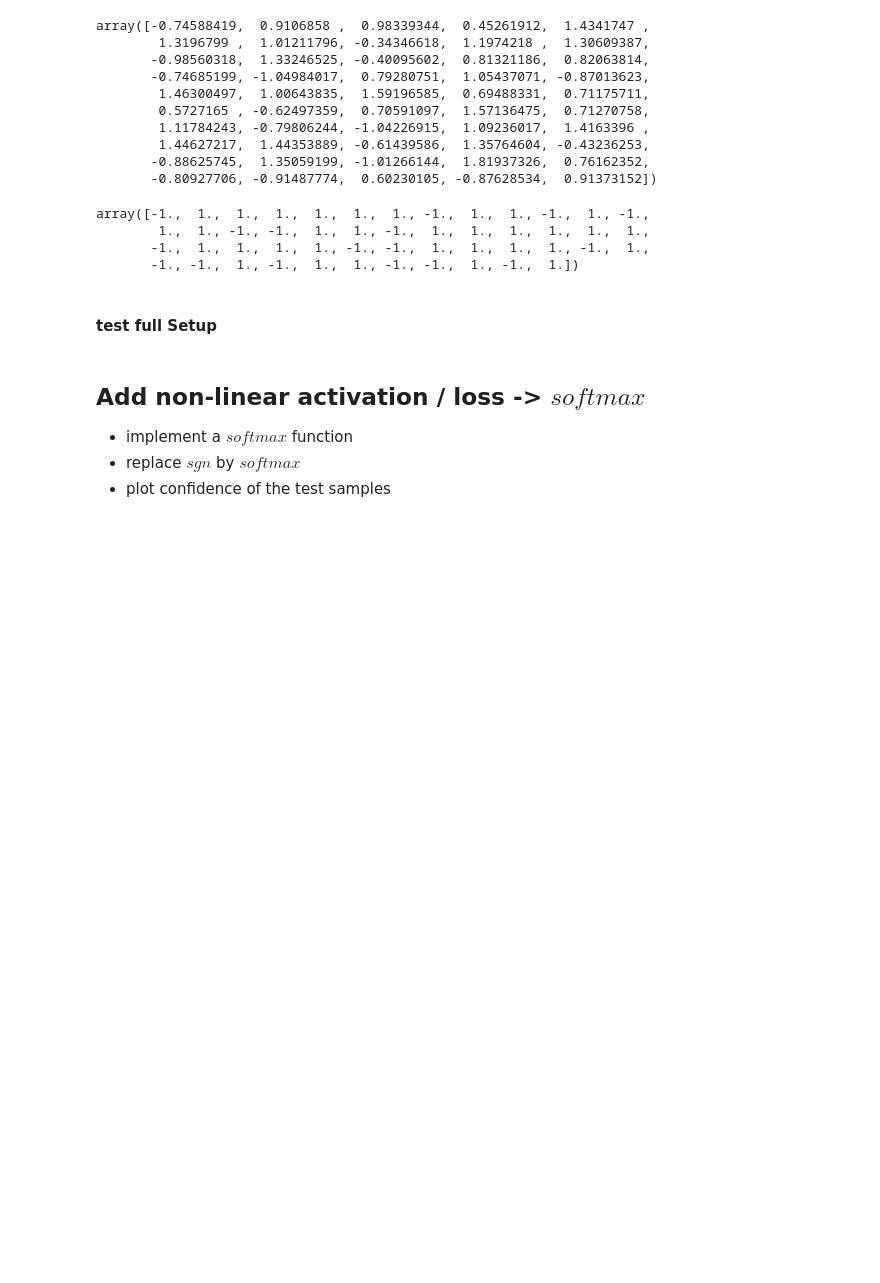
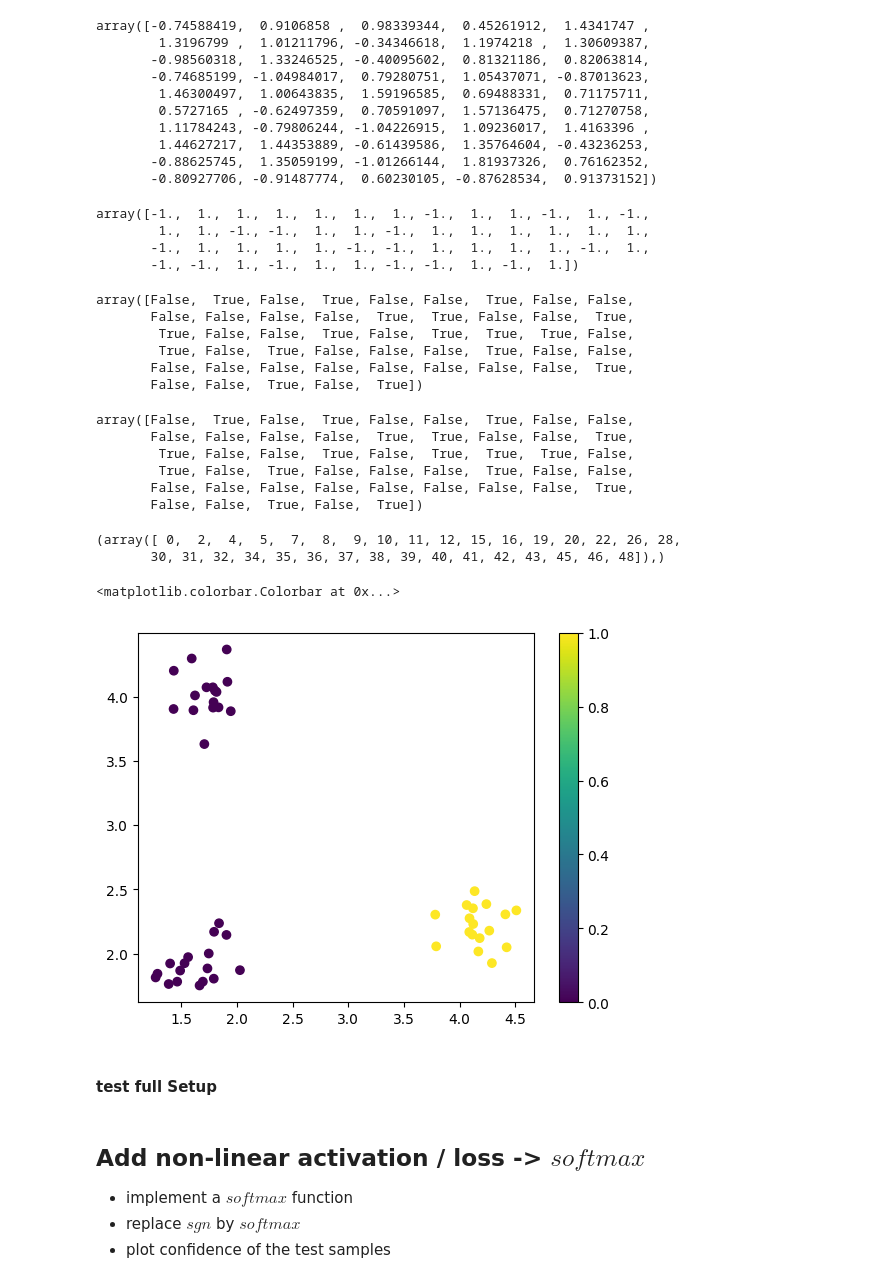
Before and after one commit to MrEwdew/DeepLearning25, a Jupyter notebook: week_2/Aufgabe_2_Multi_Class_Perceptrons.ipynb, the cells around one changed output. Cells and saved outputs as stored; diff of their text form; code cells hidden in the pictures; blank space fills up the shorter version.

```diff
--- a/week_2/Aufgabe_2_Multi_Class_Perceptrons.ipynb
+++ b/week_2/Aufgabe_2_Multi_Class_Perceptrons.ipynb
@@ -228,6 +226,41 @@ array([-1.,  1.,  1.,  1.,  1.,  1.,  1., -1.,  1.,  1., -1.,  1., -1.,
         1.,  1., -1., -1.,  1.,  1., -1.,  1.,  1.,  1.,  1.,  1.,  1.,
        -1.,  1.,  1.,  1.,  1., -1., -1.,  1.,  1.,  1.,  1., -1.,  1.,
        -1., -1.,  1., -1.,  1.,  1., -1., -1.,  1., -1.,  1.])
+# %%
+#check result
+y==np.sign(w1.dot(X.T)+b1)
+# %% [output]
+array([False,  True, False,  True, False, False,  True, False, False,
+       False, False, False, False,  True,  True, False, False,  True,
+        True, False, False,  True, False,  True,  True,  True, False,
+        True, False,  True, False, False, False,  True, False, False,
+       False, False, False, False, False, False, False, False,  True,
+       False, False,  True, False,  True])
+# %%
+y==np.sign(X.dot(w1.T)+b1)
+# %% [output]
+array([False,  True, False,  True, False, False,  True, False, False,
+       False, False, False, False,  True,  True, False, False,  True,
+        True, False, False,  True, False,  True,  True,  True, False,
+        True, False,  True, False, False, False,  True, False, False,
+       False, False, False, False, False, False, False, False,  True,
+       False, False,  True, False,  True])
+# %%
+# get IDs of wrong classified
+pos=np.where(y!=np.sign(w1.dot(X.T)+b1))
+print(pos)
+# %% [output]
+(array([ 0,  2,  4,  5,  7,  8,  9, 10, 11, 12, 15, 16, 19, 20, 22, 26, 28,
+       30, 31, 32, 34, 35, 36, 37, 38, 39, 40, 41, 42, 43, 45, 46, 48]),)
+# %%
+y_test=np.copy(y)
+y_test[pos]=0
+plt.scatter(X[:,0],X[:,1],c=y_test)#set color
+plt.colorbar()
+#abline(1,2)
+# %% [output]
+<matplotlib.colorbar.Colorbar at 0x...>
+[figure, added]
 # %% [markdown]
 #### test full Setup
 # %% [markdown]
```
Also changed, not shown: parts of 2 cells of this notebook.
